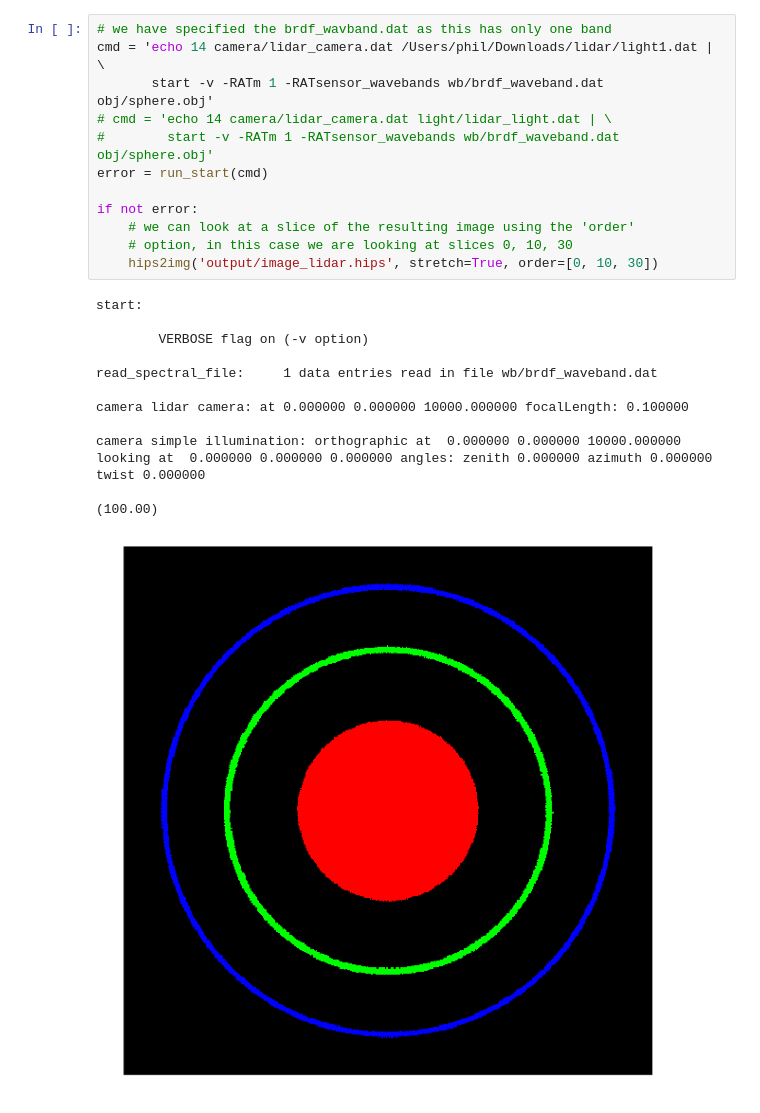
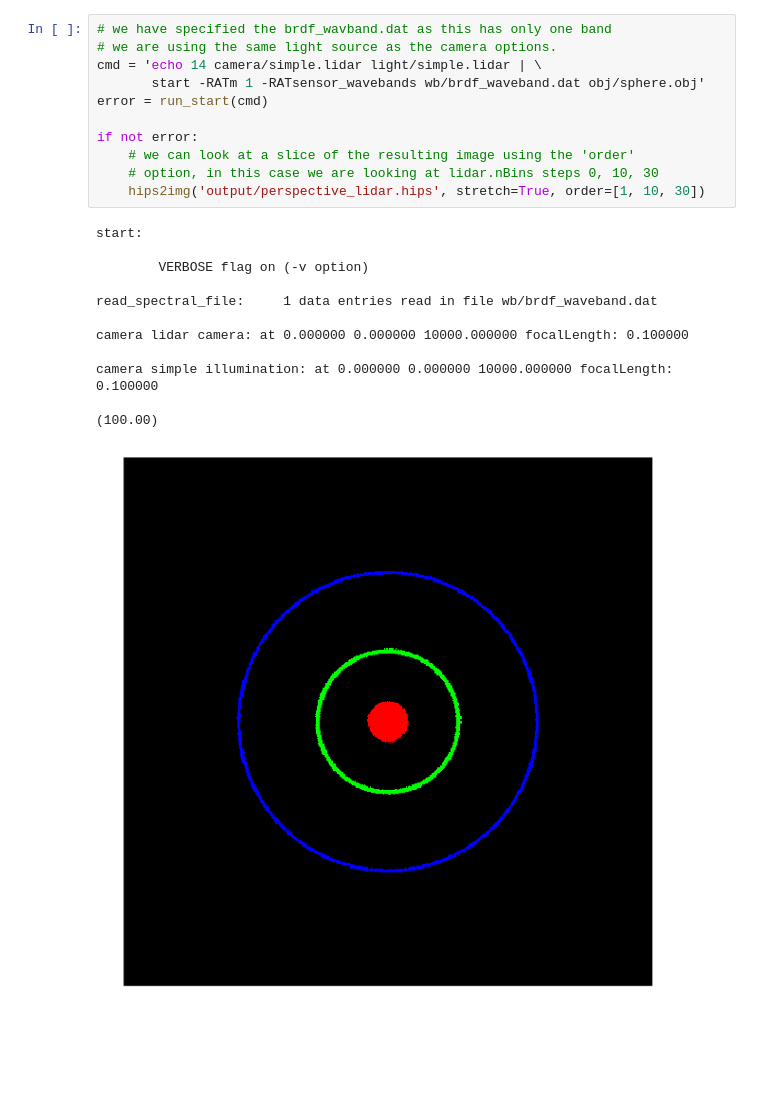
Before and after one commit to philwilkes/librat_in_jupyter, a Jupyter notebook: 4.1_a_simple_height_map.ipynb, the cells around one changed output. Drawn from its saved outputs; the diff is of its cells as text; blank space fills up the shorter version.

```diff
--- a/4.1_a_simple_height_map.ipynb
+++ b/4.1_a_simple_height_map.ipynb
@@ -49,27 +48,26 @@ There are a couple of differences here between this and the <code><span style="b
 # %%
 # we have specified the brdf_wavband.dat as this has only one band
-cmd = 'echo 14 camera/lidar_camera.dat /Users/phil/Downloads/lidar/light1.dat | \
-       start -v -RATm 1 -RATsensor_wavebands wb/brdf_waveband.dat obj/sphere.obj'
-# cmd = 'echo 14 camera/lidar_camera.dat light/lidar_light.dat | \
-#        start -v -RATm 1 -RATsensor_wavebands wb/brdf_waveband.dat obj/sphere.obj'
+# we are using the same light source as the camera options.
+cmd = 'echo 14 camera/simple.lidar light/simple.lidar | \
+       start -RATm 1 -RATsensor_wavebands wb/brdf_waveband.dat obj/sphere.obj'
 error = run_start(cmd)
 
 if not error:
     # we can look at a slice of the resulting image using the 'order'
-    # option, in this case we are looking at slices 0, 10, 30
-    hips2img('output/image_lidar.hips', stretch=True, order=[0, 10, 30])
+    # option, in this case we are looking at lidar.nBins steps 0, 10, 30
+    hips2img('output/perspective_lidar.hips', stretch=True, order=[1, 10, 30])
 # %% [output]
 start:
 
         VERBOSE flag on (-v option)
 
 read_spectral_file:     1 data entries read in file wb/brdf_waveband.dat
 
 camera lidar camera: at 0.000000 0.000000 10000.000000 focalLength: 0.100000
 
-camera simple illumination: orthographic at  0.000000 0.000000 10000.000000 looking at  0.000000 0.000000 0.000000 angles: zenith 0.000000 azimuth 0.000000 twist 0.000000
+camera simple illumination: at 0.000000 0.000000 10000.000000 focalLength: 0.100000
 
 (100.00)
-[figure, old version]
+[figure, new version]
 # %%
 # We can then look at the results of this by plotting
```
Also changed, not shown: parts of 11 cells of this notebook, 1 other file.
